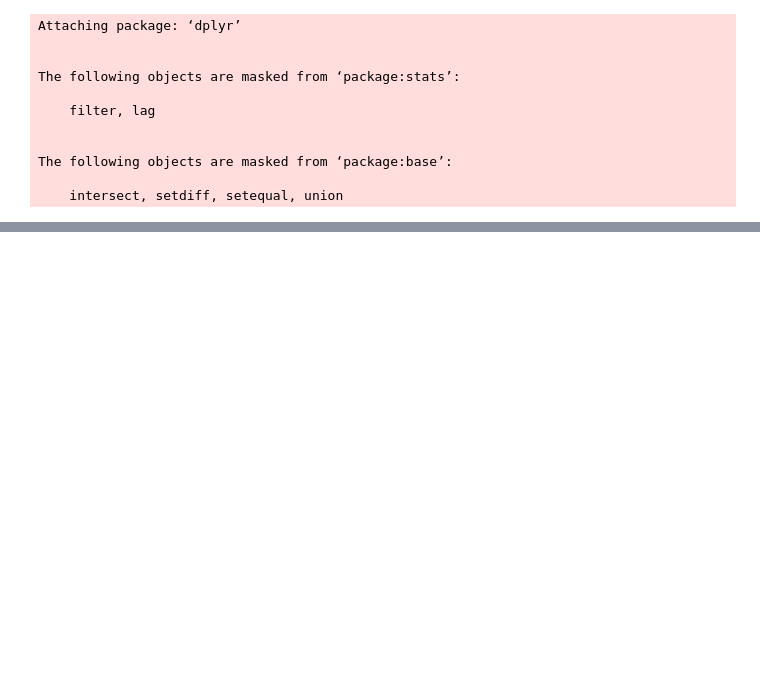
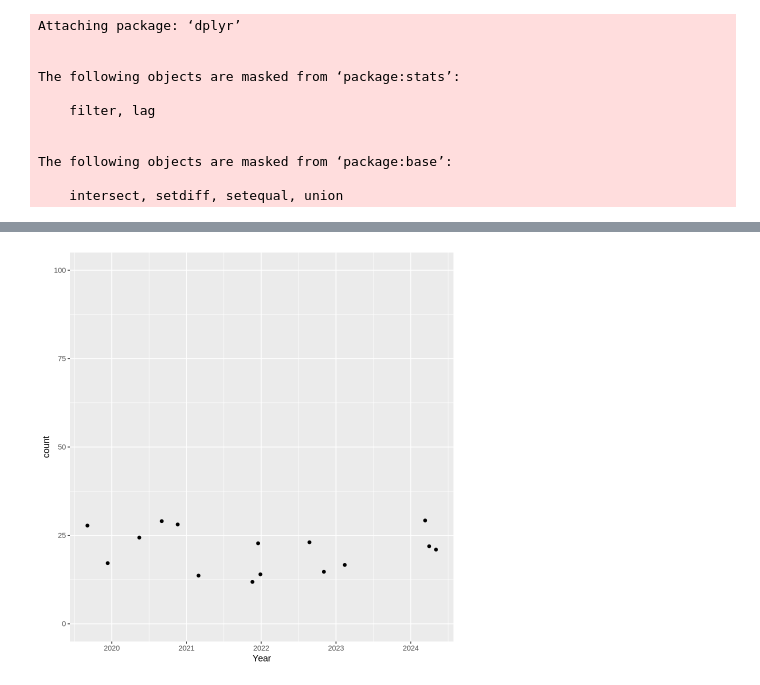
Before and after one commit to LiseFalden/CulturalDataScience, a Jupyter notebook: Coding Project.ipynb, the cells around one changed output, grey strips where cells are left out. Cells and saved outputs as stored; diff of their text form; code cells hidden in the pictures; blank space fills up the shorter version.

```diff
--- a/Coding Project.ipynb
+++ b/Coding Project.ipynb
@@ -100,0 +102,3 @@ A data.frame: 6 × 3
+# %%
+#converting Gender from integer to factor
+Danmark2[,'Gender'] <- as.factor(as.integer(Danmark2[,'Gender']))
@@ -100,0 +118,3 @@ A data.frame: 6 × 3
+# %%
+Danmark2[,'Year'] <- as.integer(as.character(Danmark2[,'Year']))
+Danmark2[,'Week'] <- as.integer(as.character(Danmark2[,'Week']))
@@ -100,0 +133,6 @@ A data.frame: 6 × 3
+# %%
+# summarised female representation for each week
+just_womenD <- Danmark2 %>%
+    filter(Gender == 1) %>%
+    group_by(Week, Year) %>%
+    summarise(count = n())
@@ -100,0 +164,9 @@ A data.frame: 6 × 3
+# %%
+#plotting the data
+ggplot(just_womenD,
+       aes(x = Year,
+           y = count)) +
+    geom_point(position = 'jitter') +
+    ylim(0,100)
+# %% [output]
+[figure, added]
```
Also changed, not shown: parts of 14 cells of this notebook.
